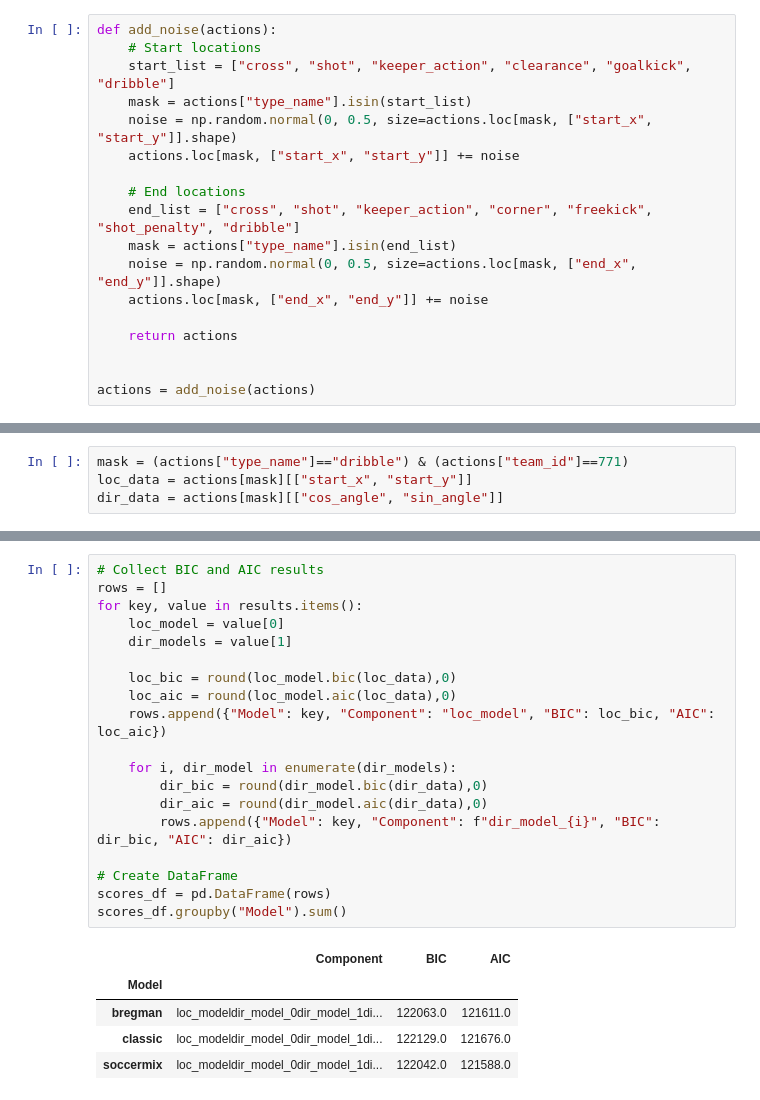
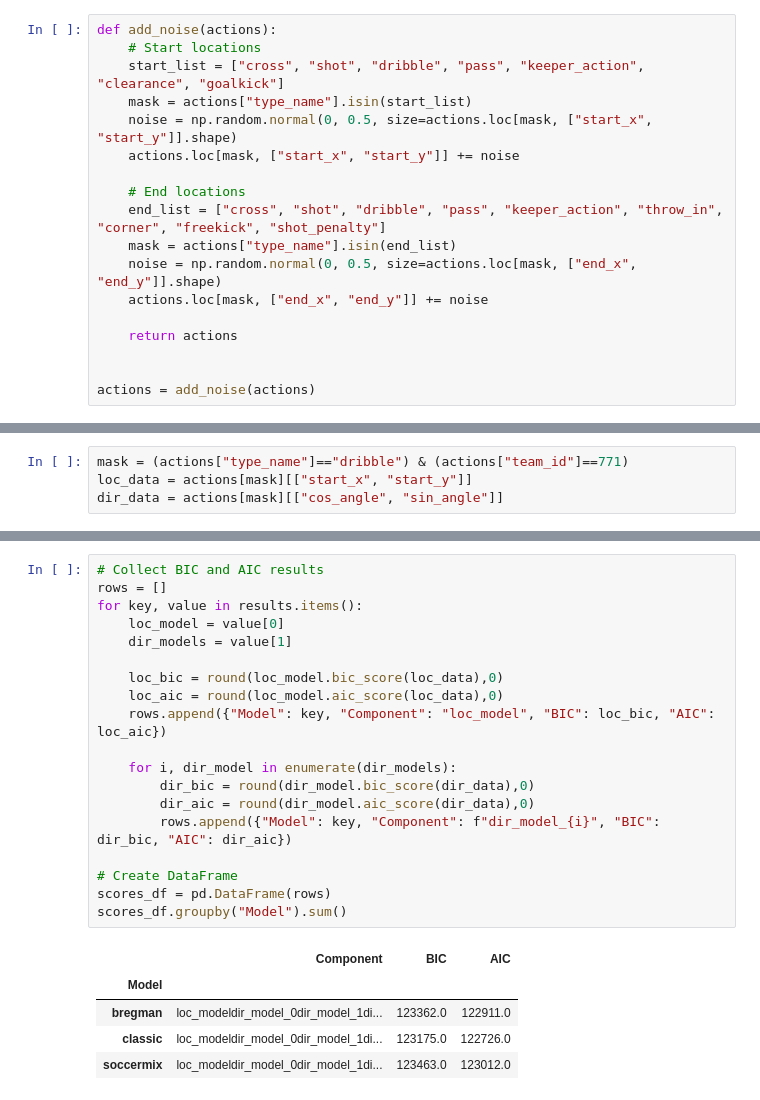
Before and after one commit to Joaquin-Garay/soccer-infogeo, a Jupyter notebook: 03-model.ipynb, the cells around one changed output, grey strips where cells are left out. Drawn from its saved outputs; the diff is of its cells as text.

```diff
--- a/03-model.ipynb
+++ b/03-model.ipynb
@@ -104,13 +109,13 @@ As suggested in SoccerMix, add noise on the starting and ending locations, but o
 # %%
 def add_noise(actions):
     # Start locations
-    start_list = ["cross", "shot", "keeper_action", "clearance", "goalkick", "dribble"]
+    start_list = ["cross", "shot", "dribble", "pass", "keeper_action", "clearance", "goalkick"]
     mask = actions["type_name"].isin(start_list)
     noise = np.random.normal(0, 0.5, size=actions.loc[mask, ["start_x", "start_y"]].shape)
     actions.loc[mask, ["start_x", "start_y"]] += noise
 
     # End locations
-    end_list = ["cross", "shot", "keeper_action", "corner", "freekick", "shot_penalty", "dribble"]
+    end_list = ["cross", "shot", "dribble", "pass", "keeper_action", "throw_in", "corner", "freekick", "shot_penalty"]
     mask = actions["type_name"].isin(end_list)
     noise = np.random.normal(0, 0.5, size=actions.loc[mask, ["end_x", "end_y"]].shape)
     actions.loc[mask, ["end_x", "end_y"]] += noise
@@ -378,25 +400,25 @@ scores_df.head(24)
 # %%
 # Collect BIC and AIC results
 rows = []
 for key, value in results.items():
     loc_model = value[0]
     dir_models = value[1]
 
-    loc_bic = round(loc_model.bic(loc_data),0)
-    loc_aic = round(loc_model.aic(loc_data),0)
+    loc_bic = round(loc_model.bic_score(loc_data),0)
+    loc_aic = round(loc_model.aic_score(loc_data),0)
     rows.append({"Model": key, "Component": "loc_model", "BIC": loc_bic, "AIC": loc_aic})
 
     for i, dir_model in enumerate(dir_models):
-        dir_bic = round(dir_model.bic(dir_data),0)
-        dir_aic = round(dir_model.aic(dir_data),0)
+        dir_bic = round(dir_model.bic_score(dir_data),0)
+        dir_aic = round(dir_model.aic_score(dir_data),0)
         rows.append({"Model": key, "Component": f"dir_model_{i}", "BIC": dir_bic, "AIC": dir_aic})
 
 # Create DataFrame
 scores_df = pd.DataFrame(rows)
 scores_df.groupby("Model").sum()
 # %% [output]
 |  | Component | BIC | AIC |
 | Model |  |  |  |
-| bregman | loc_modeldir_model_0dir_model_1di... | 122063.0 | 121611.0 |
-| classic | loc_modeldir_model_0dir_model_1di... | 122129.0 | 121676.0 |
-| soccermix | loc_modeldir_model_0dir_model_1di... | 122042.0 | 121588.0 |
+| bregman | loc_modeldir_model_0dir_model_1di... | 123362.0 | 122911.0 |
+| classic | loc_modeldir_model_0dir_model_1di... | 123175.0 | 122726.0 |
+| soccermix | loc_modeldir_model_0dir_model_1di... | 123463.0 | 123012.0 |
```
Also changed, not shown: parts of 15 cells of this notebook, 2 other files.
